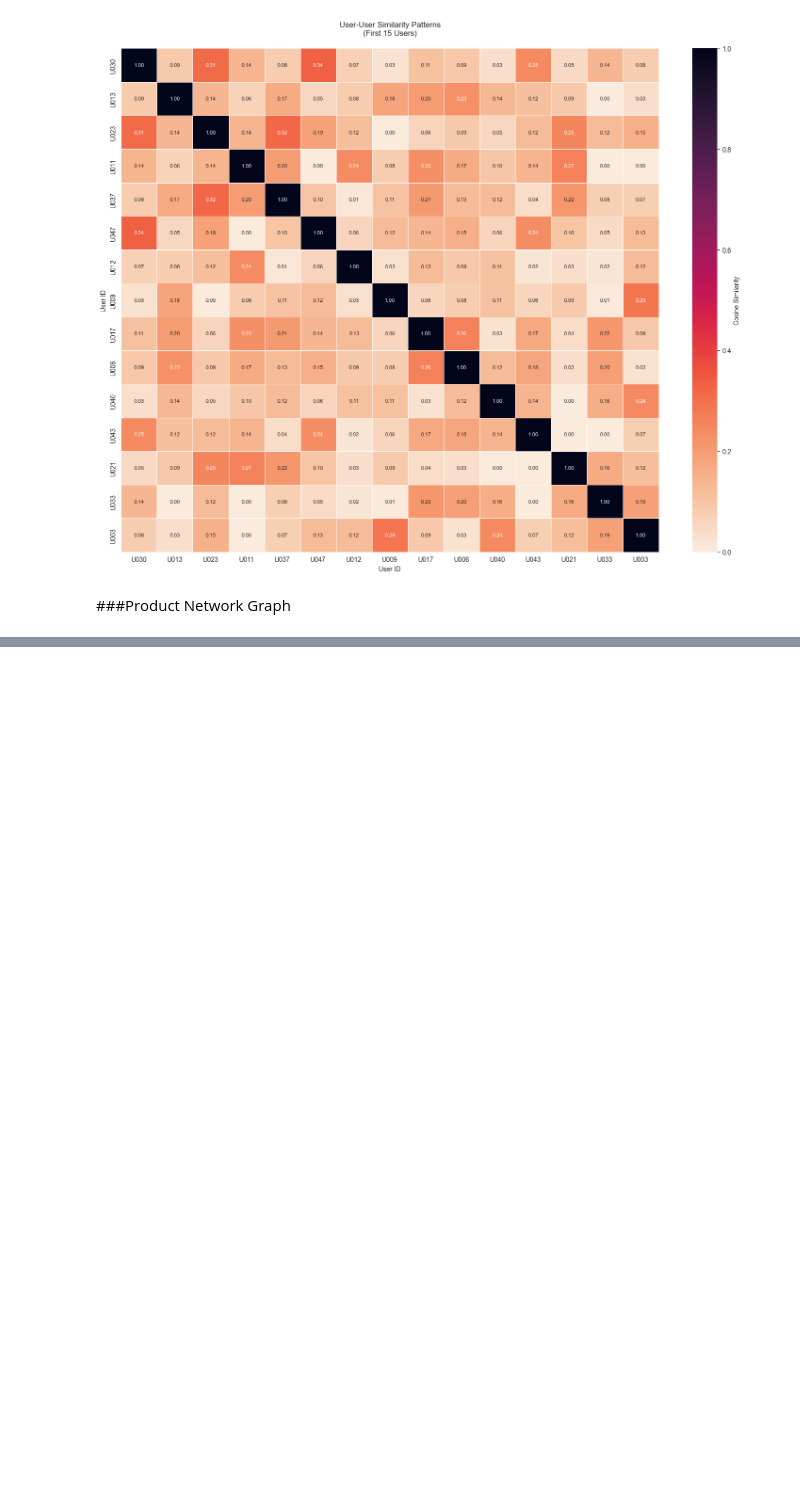
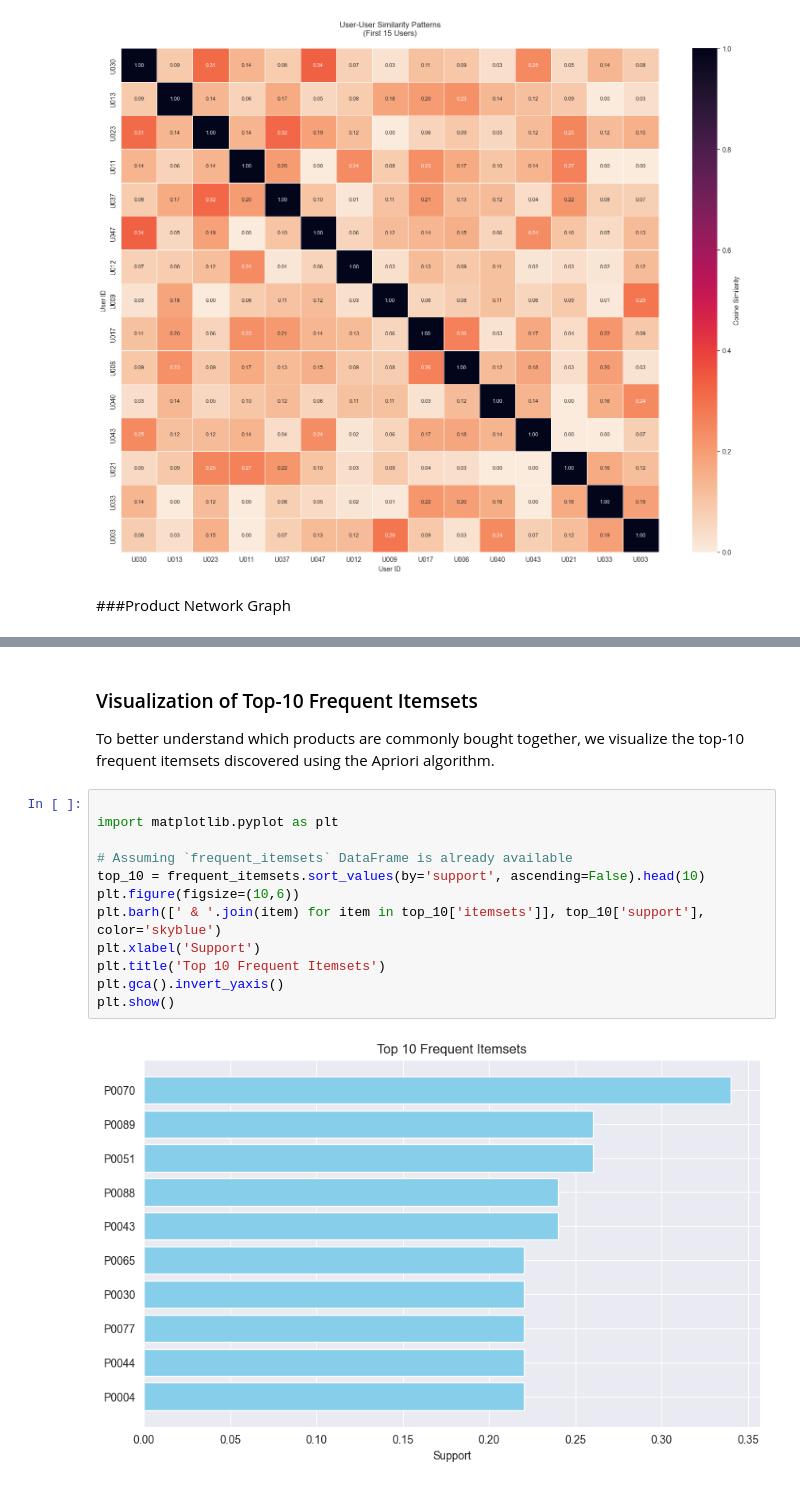
Before and after one commit to MIHIR3105/RecommenderSystems, a Jupyter notebook: project_notebook.ipynb, the cells around one changed output, grey strips where cells are left out. Saved outputs shown, nothing was run; the diff lists cells and outputs as text; blank space fills up the shorter version.

Commit message:
Added additional visualization charts for better representation.

```diff
--- a/project_notebook.ipynb
+++ b/project_notebook.ipynb
@@ -549,0 +550,19 @@ plt.show()
+# %% [markdown]
+
+### Visualization of Top-10 Frequent Itemsets
+
+To better understand which products are commonly bought together, we visualize the top-10 frequent itemsets discovered using the Apriori algorithm.
+# %%
+
+import matplotlib.pyplot as plt
+
+# Assuming `frequent_itemsets` DataFrame is already available
+top_10 = frequent_itemsets.sort_values(by='support', ascending=False).head(10)
+plt.figure(figsize=(10,6))
+plt.barh([' & '.join(item) for item in top_10['itemsets']], top_10['support'], color='skyblue')
+plt.xlabel('Support')
+plt.title('Top 10 Frequent Itemsets')
+plt.gca().invert_yaxis()
+plt.show()
+# %% [output]
+[figure, added]
```
Also changed, not shown: parts of 5 cells of this notebook.
